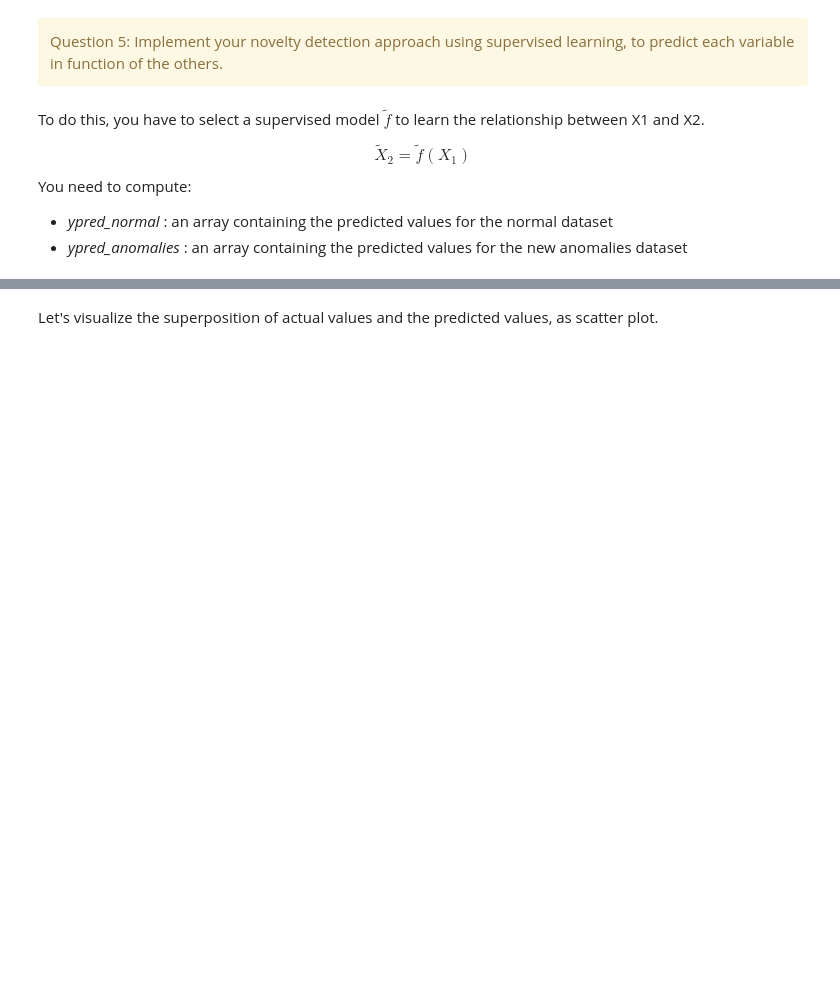
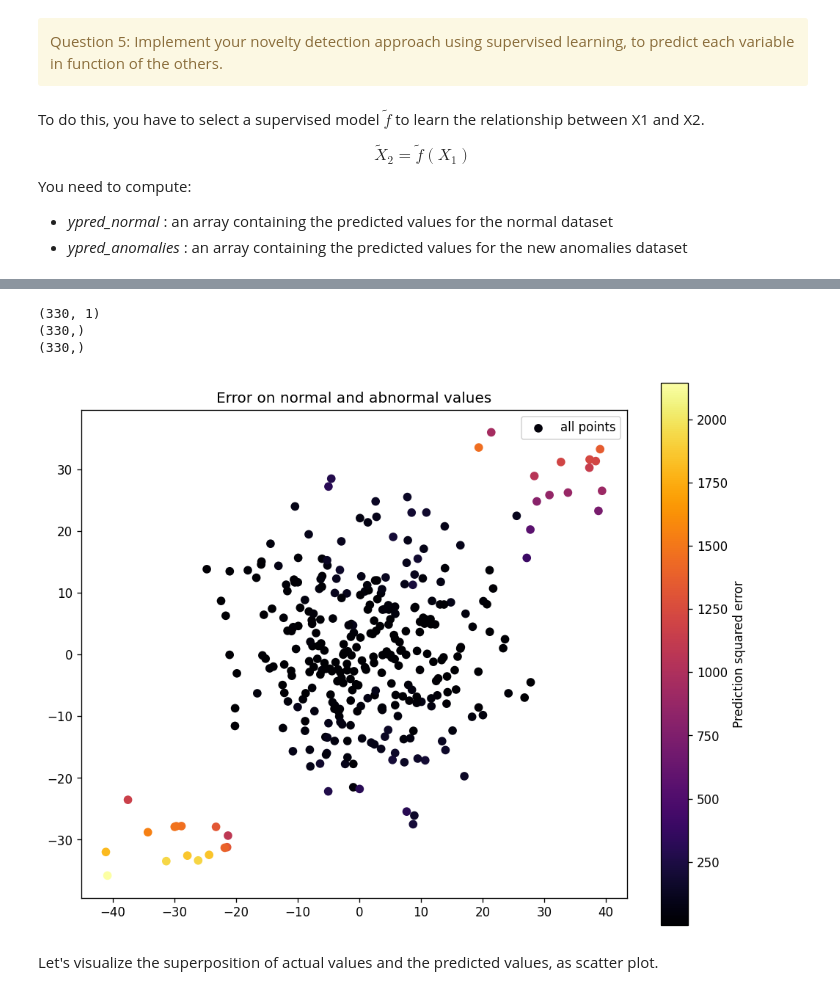
Before and after one commit to nnniels/SDD-machine-learning, a Jupyter notebook: 13 - Anomaly Detection/anomaly_detection_class.ipynb, the cells around one changed output, grey strips where cells are left out. Drawn from its saved outputs; the diff is of its cells as text; code cells hidden in the pictures; blank space fills up the shorter version.

```diff
--- a/13 - Anomaly Detection/anomaly_detection_class.ipynb
+++ b/13 - Anomaly Detection/anomaly_detection_class.ipynb
@@ -414,3 +471,28 @@ y = np.array(normal_df['X2'])
+# %%
+# plot les erreurs comme le prof
+
+# prepare whole dataset
+Xw = np.concatenate((X, Xa))
+yw = np.concatenate((y, ya))
+print(Xw.shape)
+print(yw.shape)
+y_hat_w = forestReg.predict(Xw)
+error_w = (y_hat_w - yw)**2
+print(error_w.shape)
+
+#plot
+plt.figure(figsize=(10, 8), dpi=120)
+plt.title("Error on normal and abnormal values")
+plt.gca().set_aspect('equal')
+sw = plt.scatter(Xw[:, 0], yw, c=error_w, cmap='inferno', label="all points")
+plt.legend()
+plt.colorbar(sw, label='Prediction squared error')
+plt.show()
+# %% [output]
+(330, 1)
+(330,)
+(330,)
+[figure, added]
 # %%
 ###### CORRECTION ######
 
```
Also changed, not shown: parts of 3 cells of this notebook.
